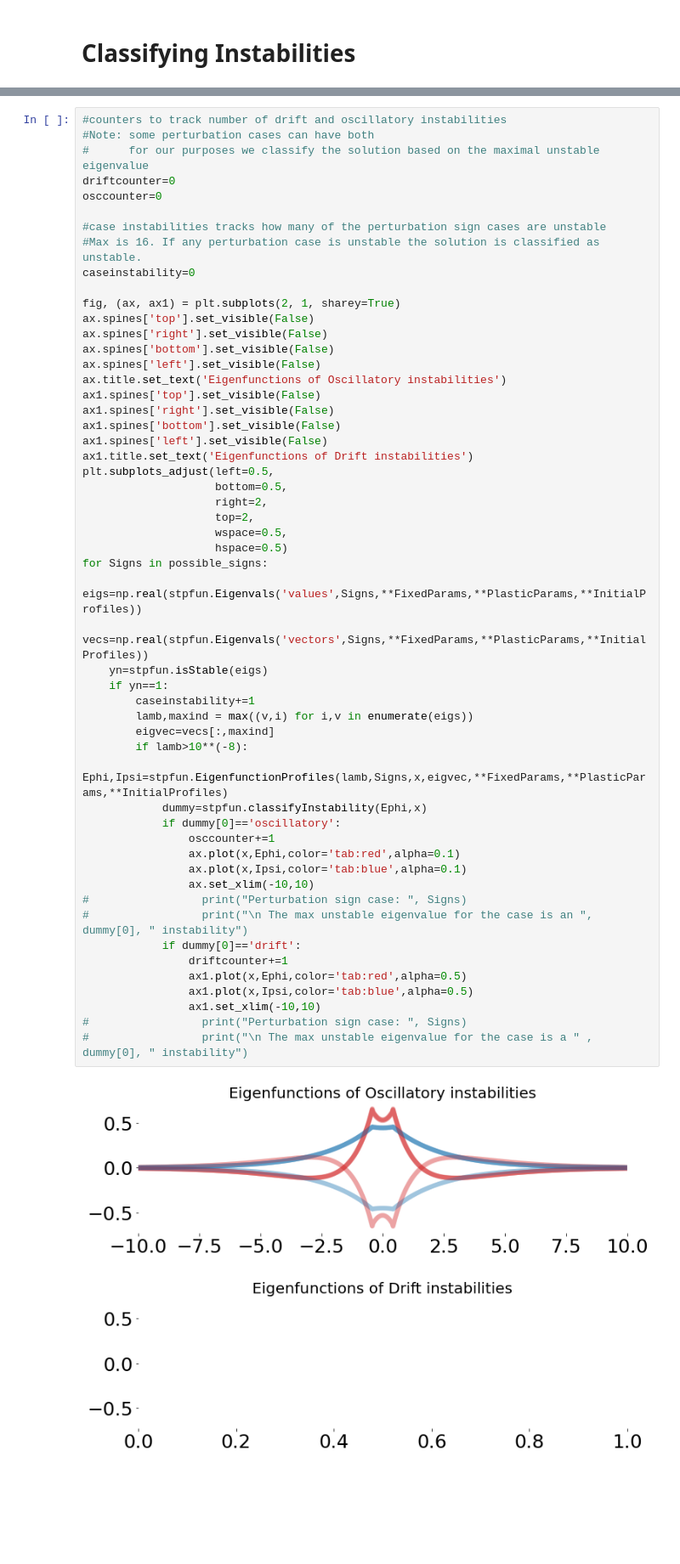
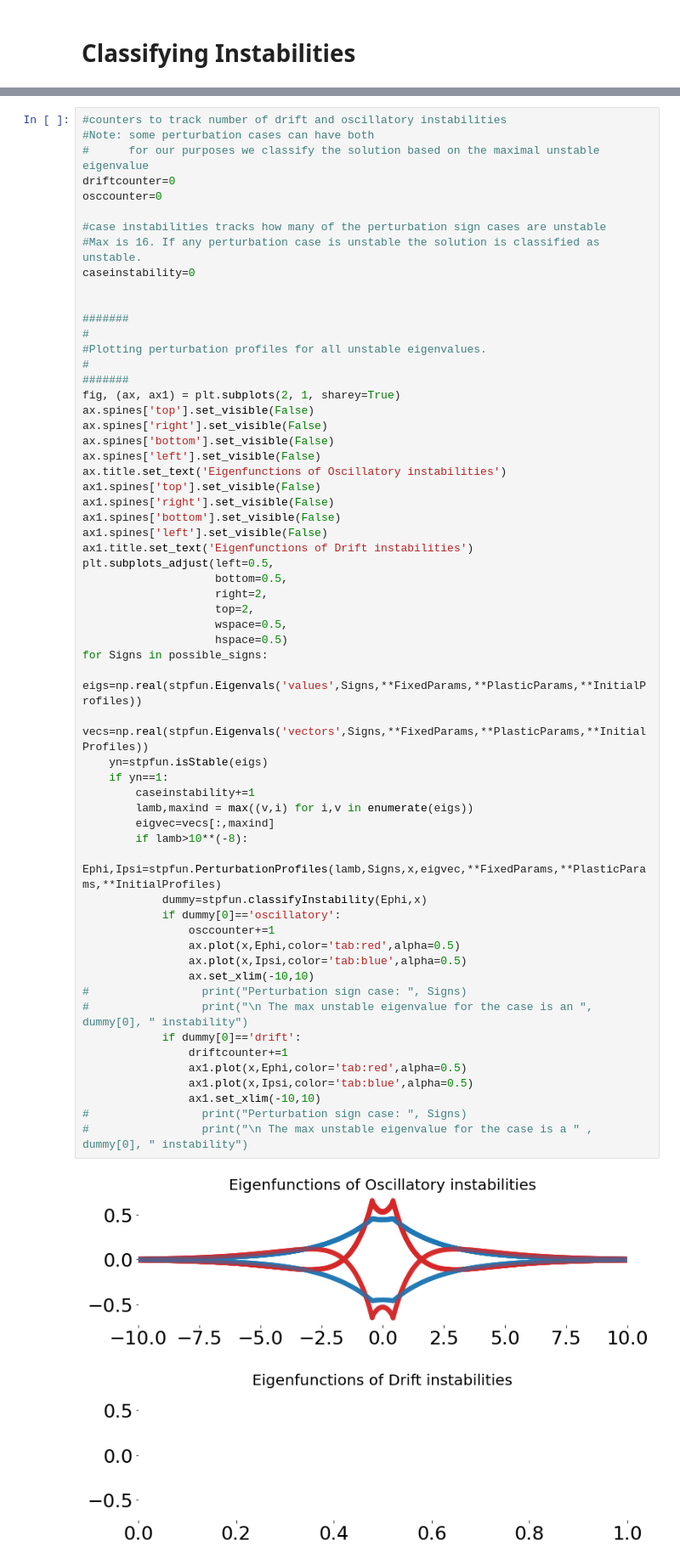
Before and after one commit to cihakh/STP_Multiscale, a Jupyter notebook: Examples.ipynb, the cells around one changed output, grey strips where cells are left out. Shown at 85% size. Drawn from its saved outputs; the diff is of its cells as text; blank space fills up the shorter version.

```diff
--- a/Examples.ipynb
+++ b/Examples.ipynb
@@ -484,6 +655,12 @@ osccounter=0
 #Max is 16. If any perturbation case is unstable the solution is classified as unstable.
 caseinstability=0
 
+
+#######
+#
+#Plotting perturbation profiles for all unstable eigenvalues.
+#
+#######
 fig, (ax, ax1) = plt.subplots(2, 1, sharey=True)
 ax.spines['top'].set_visible(False)
 ax.spines['right'].set_visible(False)
@@ -497,37 +674,37 @@ ax1.spines['left'].set_visible(False)
 ax1.title.set_text('Eigenfunctions of Drift instabilities')
 plt.subplots_adjust(left=0.5,
                     bottom=0.5,
                     right=2,
                     top=2,
                     wspace=0.5,
                     hspace=0.5)
 for Signs in possible_signs:
     eigs=np.real(stpfun.Eigenvals('values',Signs,**FixedParams,**PlasticParams,**InitialProfiles))
     vecs=np.real(stpfun.Eigenvals('vectors',Signs,**FixedParams,**PlasticParams,**InitialProfiles))
     yn=stpfun.isStable(eigs)
     if yn==1:
         caseinstability+=1
         lamb,maxind = max((v,i) for i,v in enumerate(eigs))
         eigvec=vecs[:,maxind]
         if lamb>10**(-8):
-            Ephi,Ipsi=stpfun.EigenfunctionProfiles(lamb,Signs,x,eigvec,**FixedParams,**PlasticParams,**InitialProfiles)
+            Ephi,Ipsi=stpfun.PerturbationProfiles(lamb,Signs,x,eigvec,**FixedParams,**PlasticParams,**InitialProfiles)
             dummy=stpfun.classifyInstability(Ephi,x)
             if dummy[0]=='oscillatory':
                 osccounter+=1
-                ax.plot(x,Ephi,color='tab:red',alpha=0.1)
-                ax.plot(x,Ipsi,color='tab:blue',alpha=0.1)
+                ax.plot(x,Ephi,color='tab:red',alpha=0.5)
+                ax.plot(x,Ipsi,color='tab:blue',alpha=0.5)
                 ax.set_xlim(-10,10)
 #                 print("Perturbation sign case: ", Signs)
 #                 print("\n The max unstable eigenvalue for the case is an ", dummy[0], " instability")
             if dummy[0]=='drift':
                 driftcounter+=1
                 ax1.plot(x,Ephi,color='tab:red',alpha=0.5)
                 ax1.plot(x,Ipsi,color='tab:blue',alpha=0.5)
                 ax1.set_xlim(-10,10)
 #                 print("Perturbation sign case: ", Signs)
 #                 print("\n The max unstable eigenvalue for the case is a " , dummy[0], " instability")
 # %% [output]
-[figure, old version]
+[figure, new version]
 # %%
 #parameters for a region with an drift instabilities
 FixedParams={
```
Also changed, not shown: parts of 44 cells of this notebook.
